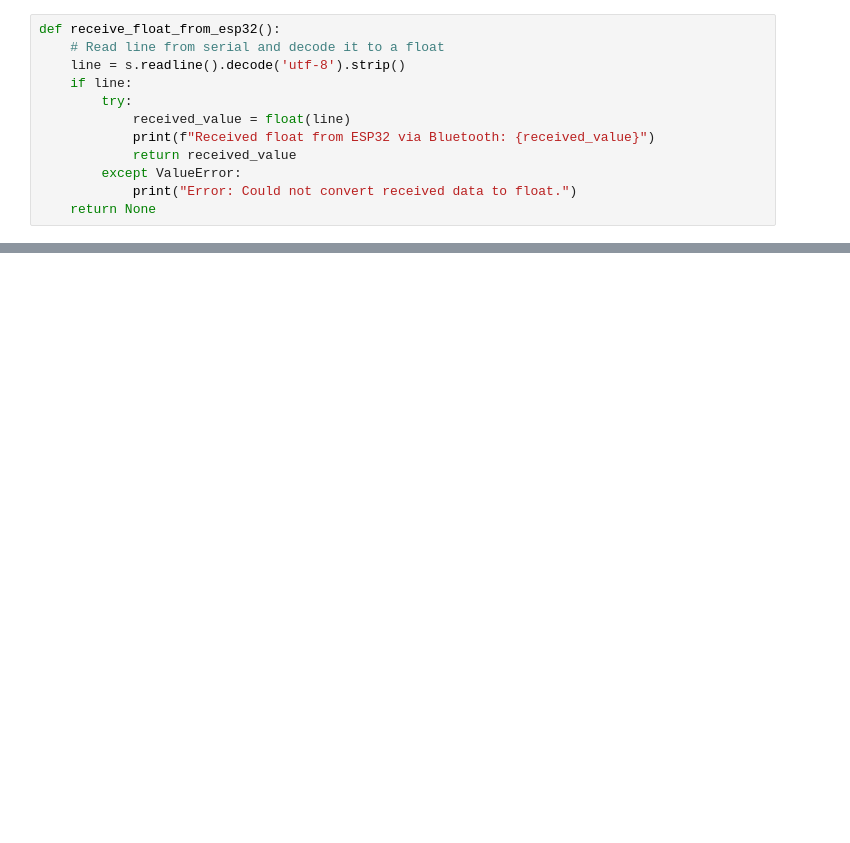
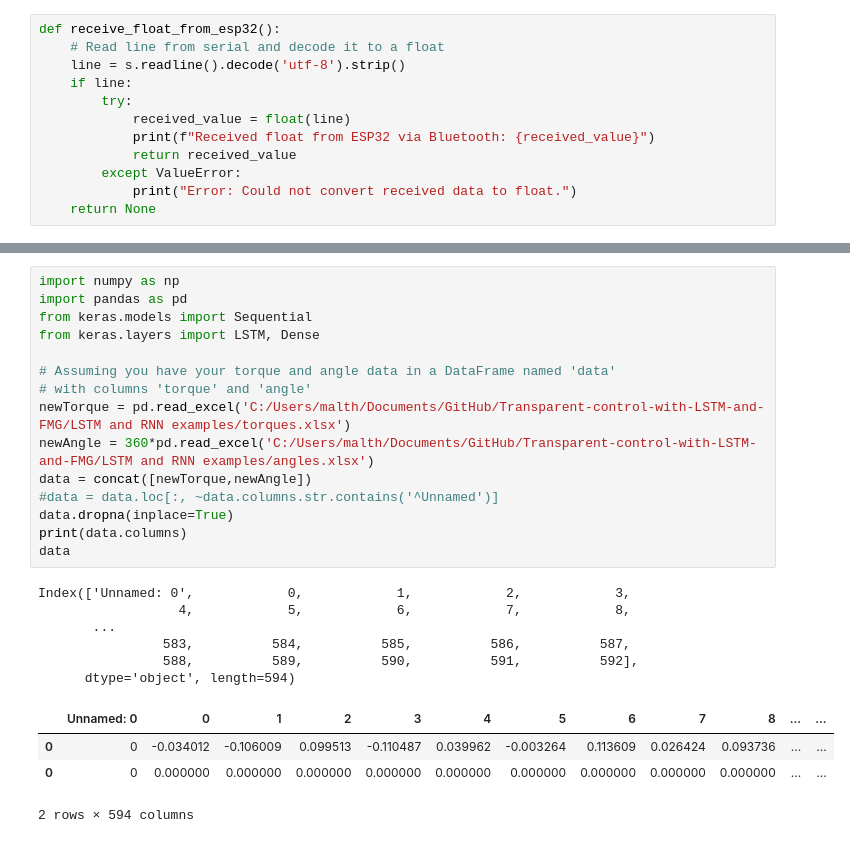
Before and after one commit to StackMonkey/Transparent-control-with-LSTM-and-FMG, a Jupyter notebook: LSTM and RNN examples/LSTMExample2.ipynb, the cells around one changed output, grey strips where cells are left out. Saved outputs shown, nothing was run; the diff lists cells and outputs as text; blank space fills up the shorter version.

```diff
--- a/LSTM and RNN examples/LSTMExample2.ipynb
+++ b/LSTM and RNN examples/LSTMExample2.ipynb
@@ -454,0 +491,26 @@ pyplot.show()
+# %%
+import numpy as np
+import pandas as pd
+from keras.models import Sequential
+from keras.layers import LSTM, Dense
+
+# Assuming you have your torque and angle data in a DataFrame named 'data'
+# with columns 'torque' and 'angle'
+newTorque = pd.read_excel('C:/Users/malth/Documents/GitHub/Transparent-control-with-LSTM-and-FMG/LSTM and RNN examples/torques.xlsx')
+newAngle = 360*pd.read_excel('C:/Users/malth/Documents/GitHub/Transparent-control-with-LSTM-and-FMG/LSTM and RNN examples/angles.xlsx')
+data = concat([newTorque,newAngle])
+#data = data.loc[:, ~data.columns.str.contains('^Unnamed')]
+data.dropna(inplace=True)
+print(data.columns)
+data
+# %% [output]
+Index(['Unnamed: 0',            0,            1,            2,            3,
+                  4,            5,            6,            7,            8,
+       ...
+                583,          584,          585,          586,          587,
+                588,          589,          590,          591,          592],
+      dtype='object', length=594)
+|  | Unnamed: 0 | 0 | 1 | 2 | 3 | 4 | 5 | 6 | 7 | 8 | ... | ... |
+| 0 | 0 | -0.034012 | -0.106009 | 0.099513 | -0.110487 | 0.039962 | -0.003264 | 0.113609 | 0.026424 | 0.093736 | ... | ... |
+| 0 | 0 | 0.000000 | 0.000000 | 0.000000 | 0.000000 | 0.000000 | 0.000000 | 0.000000 | 0.000000 | 0.000000 | ... | ... |
+2 rows × 594 columns
```
Also changed, not shown: parts of 9 cells of this notebook, 1 other file.
